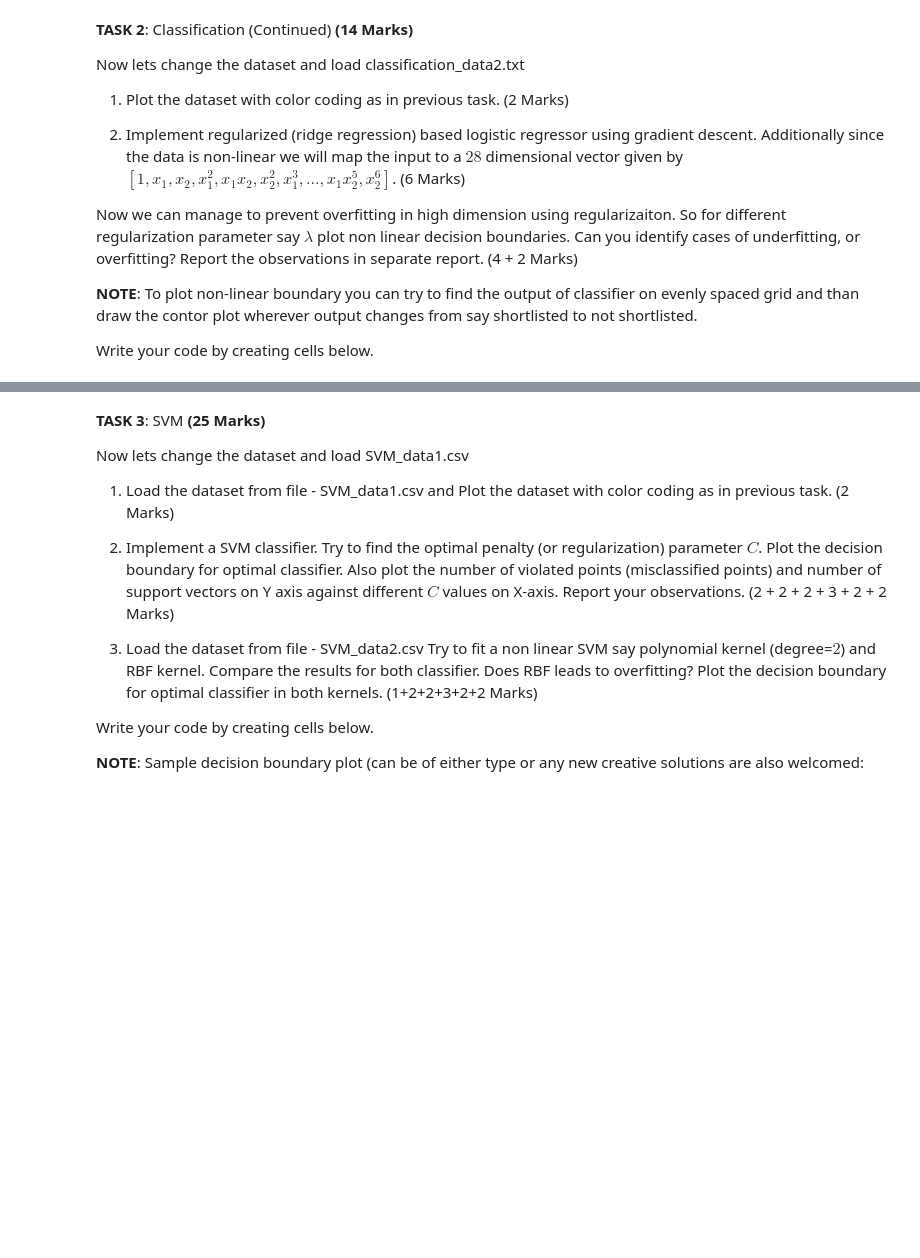
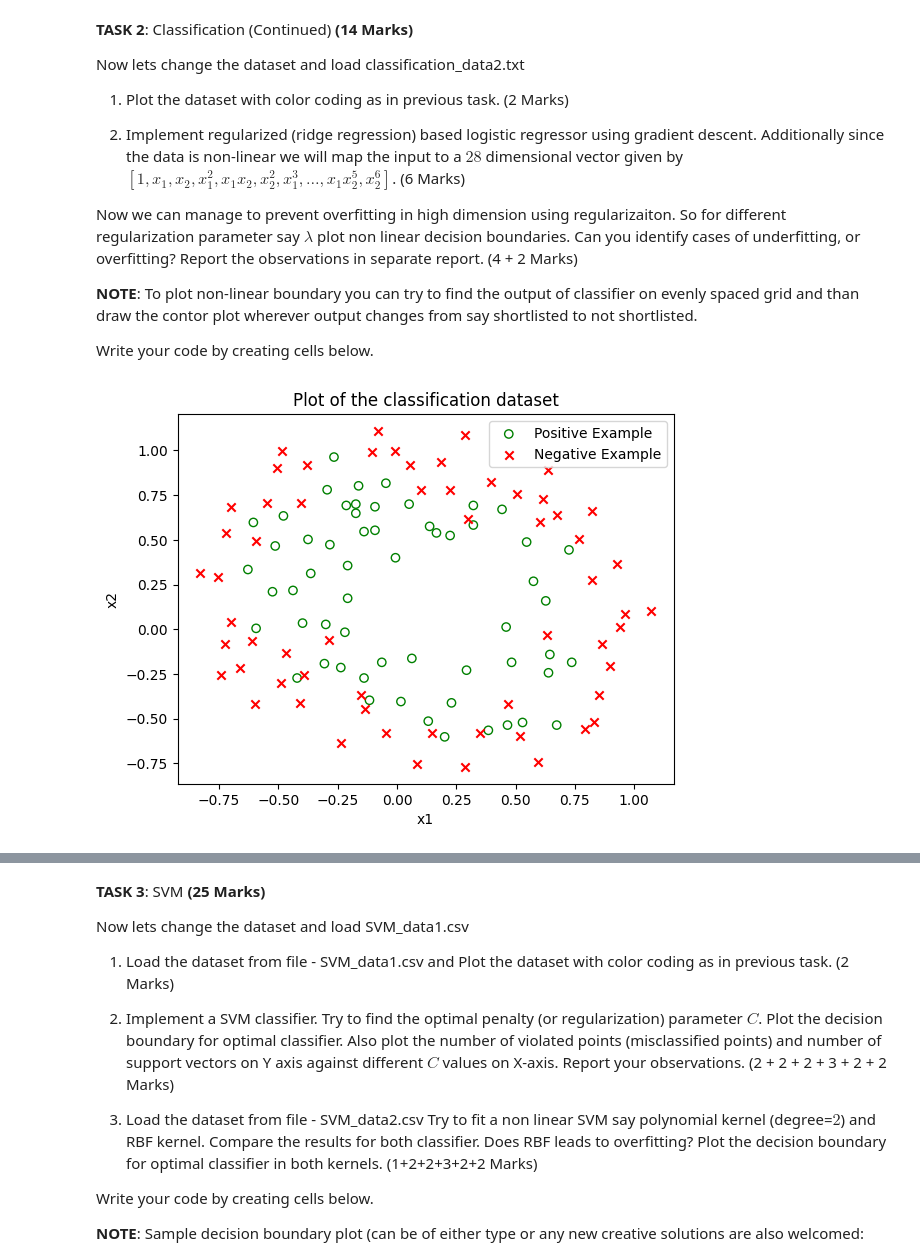
Before and after one commit to khan-shahnawaz/MachineLearning, a Jupyter notebook: Linear Classification, Logistic Regression, SVM, PCA, Decision Tree/SHAHNAWAZ_KHAN_ML_(CS503)_Lab2_Classification_Logistic_SVM_PCA_Dtree.ipynb, the cells around one changed output, grey strips where cells are left out. Cells and saved outputs as stored; diff of their text form; code cells hidden in the pictures; blank space fills up the shorter version.

```diff
--- a/Linear Classification, Logistic Regression, SVM, PCA, Decision Tree/SHAHNAWAZ_KHAN_ML_(CS503)_Lab2_Classification_Logistic_SVM_PCA_Dtree.ipynb
+++ b/Linear Classification, Logistic Regression, SVM, PCA, Decision Tree/SHAHNAWAZ_KHAN_ML_(CS503)_Lab2_Classification_Logistic_SVM_PCA_Dtree.ipynb
@@ -274,0 +270,19 @@ Write your code by creating cells below.
+# %%
+'''Loading the dataset'''
+data = dataSet('classification_data2.txt',labels=['x1','x2','y'])
+success = []
+failure = []
+for x,y in data:
+    if y == 1:
+        success.append(x)
+    else:
+        failure.append(x)
+plt.scatter([x[0] for x in success], [x[1] for x in success], label='Positive Example', marker='o', facecolors='none', edgecolors='g')
+plt.scatter([x[0] for x in failure], [x[1] for x in failure], label='Negative Example', marker='x', facecolors='r')
+plt.xlabel('x1')
+plt.ylabel('x2')
+plt.title('Plot of the classification dataset')
+plt.legend()
+plt.show()
+# %% [output]
+[figure, added]
```
Also changed, not shown: parts of 5 cells of this notebook, 2 other files.
